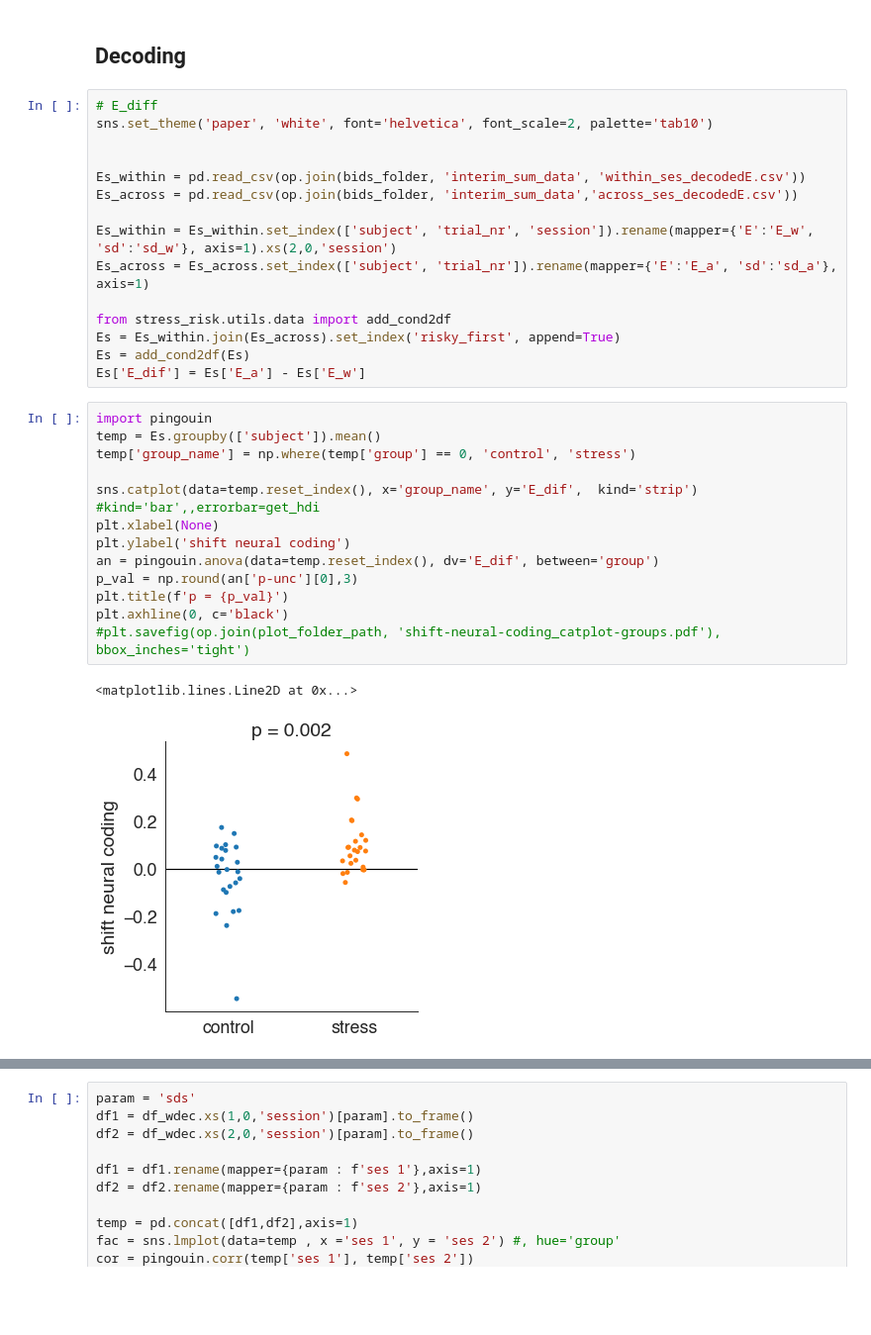
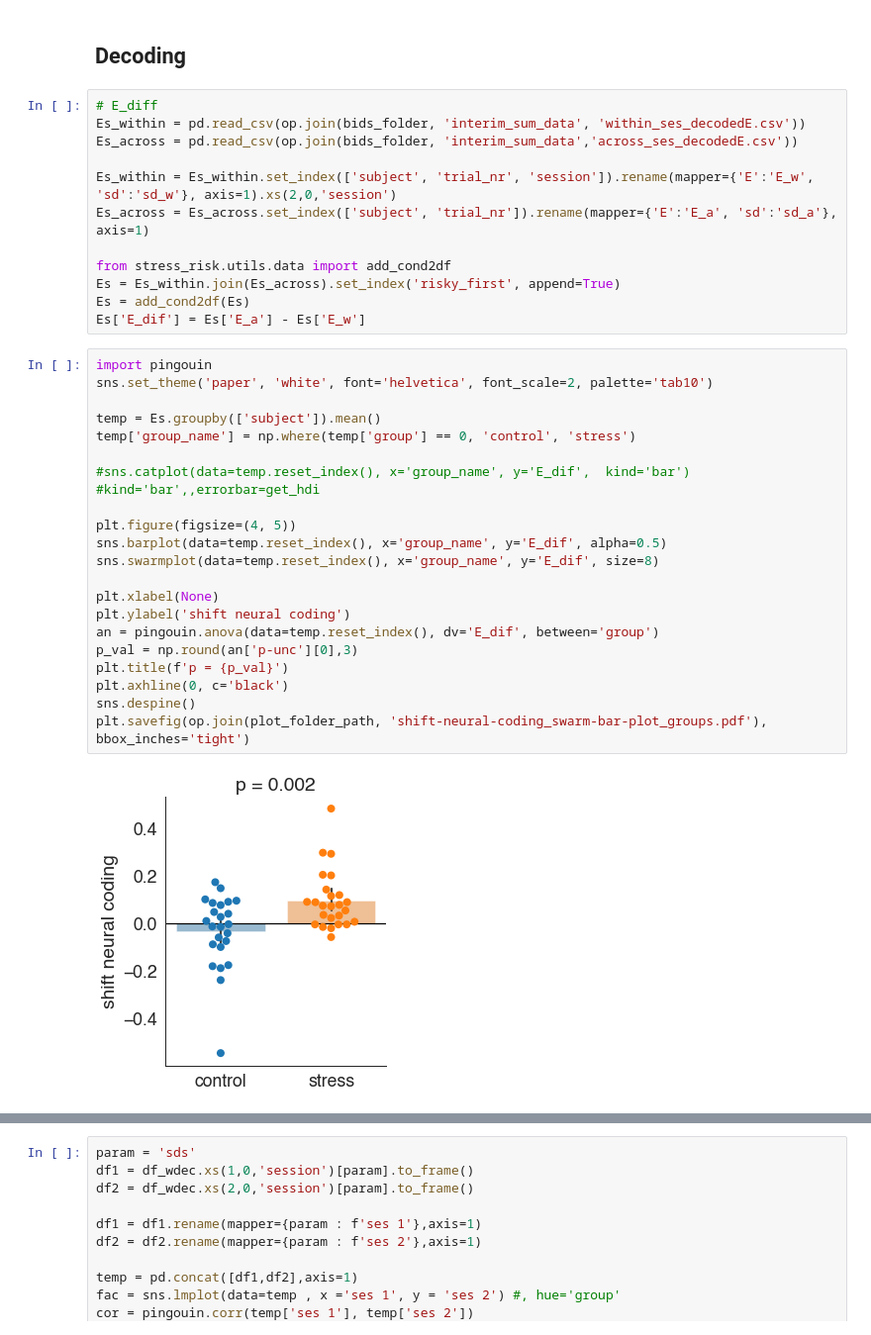
Before and after one commit to Gilles86/stress_risk, a Jupyter notebook: stress_risk/plots_for_paper/paper_fig_probit.ipynb, the cells around one changed output, grey strips where cells are left out. Shown at 99% size. Saved outputs shown, nothing was run; the diff lists cells and outputs as text; blank space fills up the shorter version.

```diff
--- a/stress_risk/plots_for_paper/paper_fig_probit.ipynb
+++ b/stress_risk/plots_for_paper/paper_fig_probit.ipynb
@@ -171,9 +171,6 @@ for regressor in ['Intercept' , 'session:group']:
 ## Decoding
 # %%
 # E_diff
-sns.set_theme('paper', 'white', font='helvetica', font_scale=2, palette='tab10')
-
-
 Es_within = pd.read_csv(op.join(bids_folder, 'interim_sum_data', 'within_ses_decodedE.csv'))
 Es_across = pd.read_csv(op.join(bids_folder, 'interim_sum_data','across_ses_decodedE.csv'))
 
@@ -186,17 +183,24 @@ Es = add_cond2df(Es)
 Es['E_dif'] = Es['E_a'] - Es['E_w']
 # %%
 import pingouin
+sns.set_theme('paper', 'white', font='helvetica', font_scale=2, palette='tab10')
+
 temp = Es.groupby(['subject']).mean()
 temp['group_name'] = np.where(temp['group'] == 0, 'control', 'stress')
 
-sns.catplot(data=temp.reset_index(), x='group_name', y='E_dif',  kind='strip') #kind='bar',,errorbar=get_hdi
+#sns.catplot(data=temp.reset_index(), x='group_name', y='E_dif',  kind='bar') #kind='bar',,errorbar=get_hdi
+
+plt.figure(figsize=(4, 5))
+sns.barplot(data=temp.reset_index(), x='group_name', y='E_dif', alpha=0.5)
+sns.swarmplot(data=temp.reset_index(), x='group_name', y='E_dif', size=8)
+
 plt.xlabel(None)
 plt.ylabel('shift neural coding')
 an = pingouin.anova(data=temp.reset_index(), dv='E_dif', between='group')
 p_val = np.round(an['p-unc'][0],3)
 plt.title(f'p = {p_val}')
 plt.axhline(0, c='black')
-#plt.savefig(op.join(plot_folder_path, 'shift-neural-coding_catplot-groups.pdf'), bbox_inches='tight')
+sns.despine()
+plt.savefig(op.join(plot_folder_path, 'shift-neural-coding_swarm-bar-plot_groups.pdf'), bbox_inches='tight')
 # %% [output]
-<matplotlib.lines.Line2D at 0x...>
-[figure, old version]
+[figure, new version]
```
Also changed, not shown: parts of 12 cells of this notebook, 4 other files.
